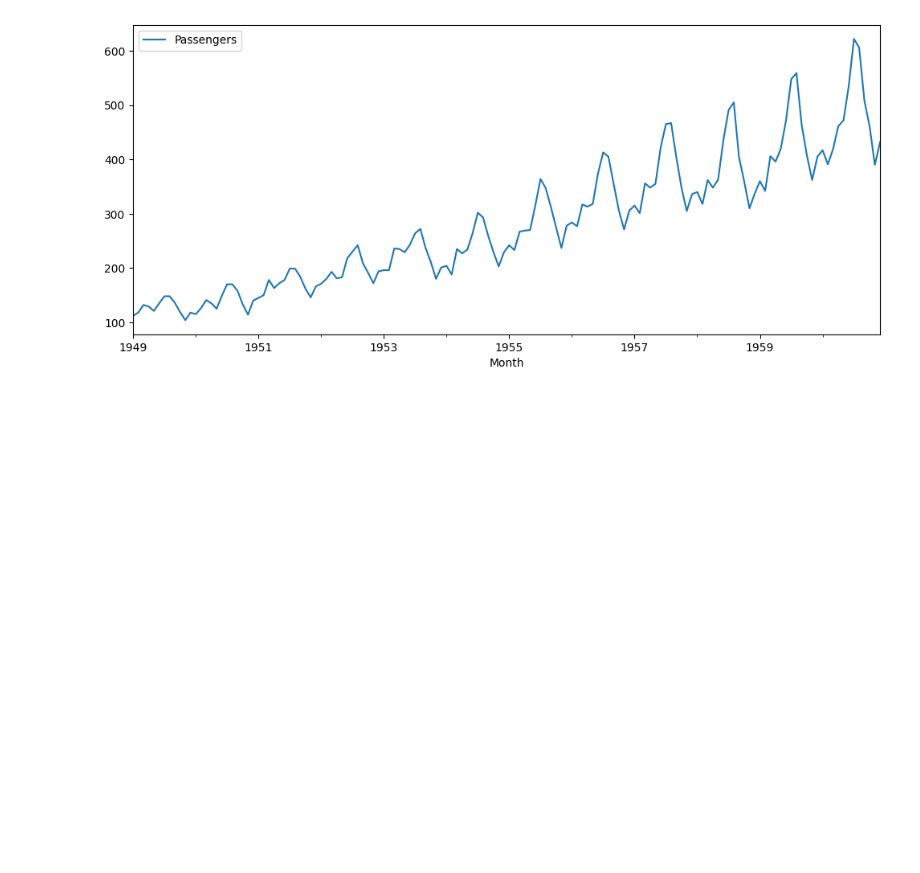
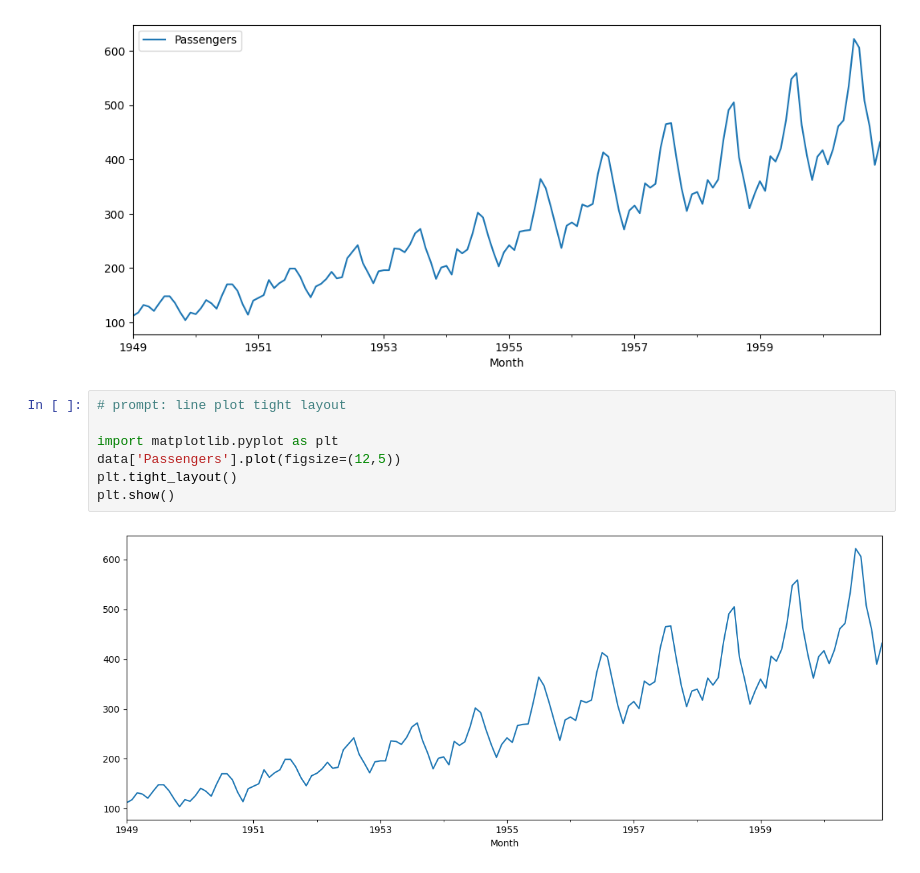
Before and after one commit to shakti57/code1, a Jupyter notebook: Time_Series.ipynb, the cells around one changed output. Drawn from its saved outputs; the diff is of its cells as text; blank space fills up the shorter version.

```diff
--- a/Time_Series.ipynb
+++ b/Time_Series.ipynb
@@ -63,3 +63,12 @@ data.plot(figsize=(12,5))
 plt.show()
 # %% [output]
 [figure]
+# %%
+# prompt: line plot tight layout
+
+import matplotlib.pyplot as plt
+data['Passengers'].plot(figsize=(12,5))
+plt.tight_layout()
+plt.show()
+# %% [output]
+[figure, added]
```
Also changed, not shown: parts of 7 cells of this notebook.
